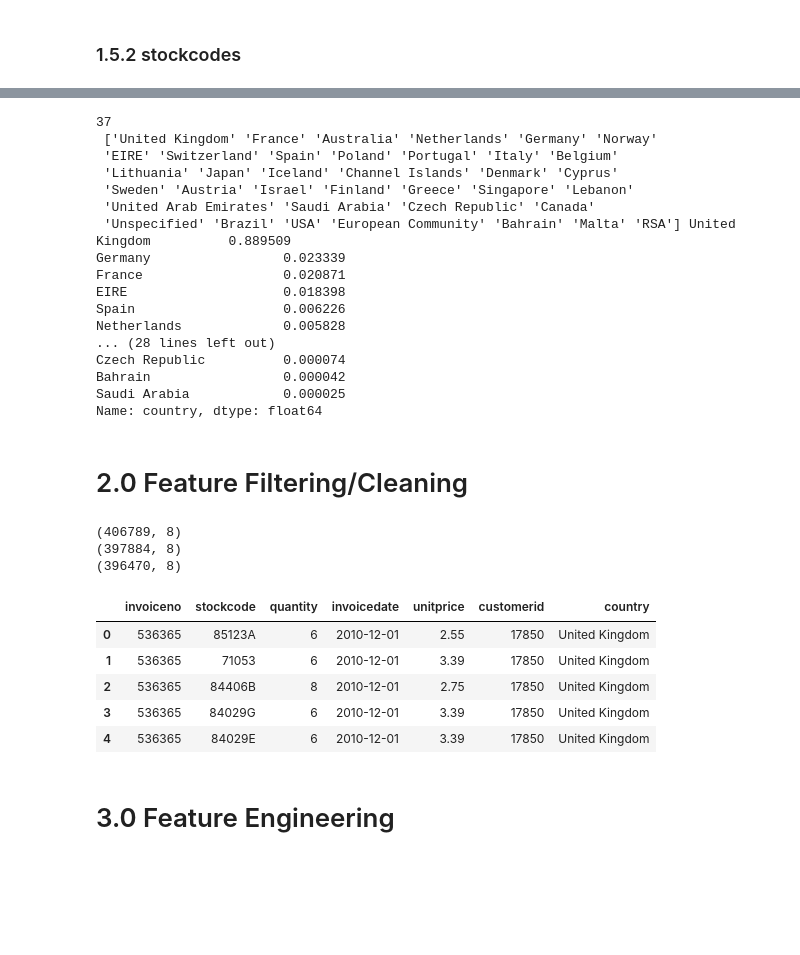
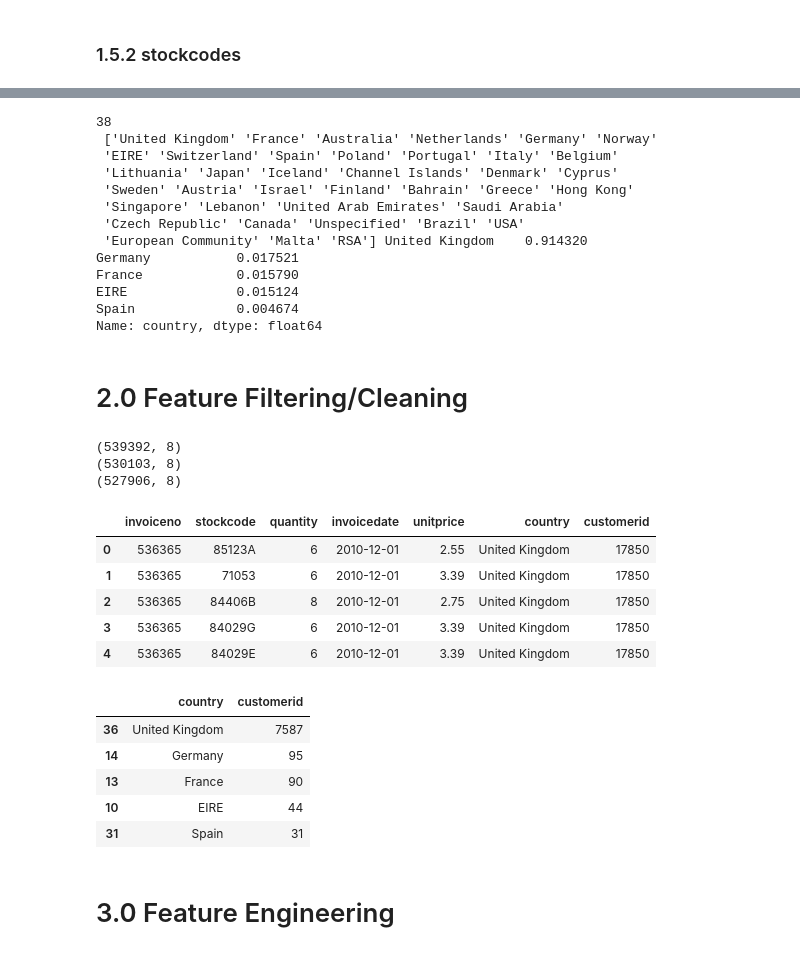
Before and after one commit to ViniciusKos/insiders_clustering, a Jupyter notebook: cluster_circle4.ipynb, the cells around one changed output, grey strips where cells are left out. Drawn from its saved outputs; the diff is of its cells as text; code cells hidden in the pictures; blank space fills up the shorter version.

```diff
--- a/cluster_circle4.ipynb
+++ b/cluster_circle4.ipynb
@@ -141,10 +141,10 @@ df_backup['customerid']=np.arange(80000, 80000+len( df_backup ), 1)
 df1 = df1.merge(df_backup, on='invoiceno', how='left')
 
 #coalesce
-df1['customerid']=df1['customerid_x'].combine_first( df1['customer_id_y'])
+df1['customerid']=df1['customerid_x'].combine_first( df1['customerid_y'])
 
 #drop extra columns
-df1 = df1.drop( columns=['customer_id_x','customer_id_y'], axis=1)
+df1 = df1.drop( columns=['customerid_x','customerid_y'], axis=1)
 
 df1.isna().sum()
 # %% [output]
@@ -348,27 +321,23 @@ df1.head(3)
 # %%
 # Country
 print(len(df1['country'].unique()), "\n", df1['country'].unique(),
-df1['country'].value_counts(normalize=True))
+df1['country'].value_counts(normalize=True).head())
 
 # for this circle, "Unspecified" and "European Community" will be dropped, for two reasons:
 # It has very small data representativiness and through "European Community" its not possible to know the specific country
 # %% [output]
-37
+38
  ['United Kingdom' 'France' 'Australia' 'Netherlands' 'Germany' 'Norway'
  'EIRE' 'Switzerland' 'Spain' 'Poland' 'Portugal' 'Italy' 'Belgium'
  'Lithuania' 'Japan' 'Iceland' 'Channel Islands' 'Denmark' 'Cyprus'
- 'Sweden' 'Austria' 'Israel' 'Finland' 'Greece' 'Singapore' 'Lebanon'
- 'United Arab Emirates' 'Saudi Arabia' 'Czech Republic' 'Canada'
- 'Unspecified' 'Brazil' 'USA' 'European Community' 'Bahrain' 'Malta' 'RSA'] United Kingdom          0.889509
-Germany                 0.023339
-France                  0.020871
-EIRE                    0.018398
-Spain                   0.006226
-Netherlands             0.005828
-... (28 lines left out)
-Czech Republic          0.000074
-Bahrain                 0.000042
-Saudi Arabia            0.000025
+ 'Sweden' 'Austria' 'Israel' 'Finland' 'Bahrain' 'Greece' 'Hong Kong'
+ 'Singapore' 'Lebanon' 'United Arab Emirates' 'Saudi Arabia'
+ 'Czech Republic' 'Canada' 'Unspecified' 'Brazil' 'USA'
+ 'European Community' 'Malta' 'RSA'] United Kingdom    0.914320
+Germany           0.017521
+France            0.015790
+EIRE              0.015124
+Spain             0.004674
 Name: country, dtype: float64
 # %% [markdown]
 # 2.0 Feature Filtering/Cleaning
@@ -376,46 +345,54 @@ Name: country, dtype: float64
 df2=df1.copy()
 # %%
  # ----------------------  Numerical attributes ----------------
- # drop negative quantity
+ # purhcases df and returns df
 returns = df2.loc[df2['quantity'] < 0, :]
 purchases = df2.loc[df2['quantity'] >= 0, :]
 
 
  # drop negative quantity
 df2 = df2[df2['unitprice'] > 0]
 print(df2.shape)
 
 
 #drop invoices with only letters
 df2=df2[~df2['invoiceno'].str.contains('[^0-9]+', na=False)]
 print(df2.shape)
 
-#filter only stockcodes with unmbers
+#filter only stockcodes with numbers
 df2=df2[df2['stockcode'].str.contains('[0-9]+', na=False)]
 print(df2.shape)
 
 
 # ------------------ Categorical attributes -------------------
 # drop description
 df2 = df2.drop( columns='description', axis=1 )
 
-# drop "unspecifiec" country -
-df2 = df2[~df2['country'].isin( ['Unspecified' ] ) ]
+# drop "unspecifiec" and "european communoty" countries -
+df2 = df2[~df2['country'].isin( ["European Community",'Unspecified' ] ) ]
 
-# bad users
-df2 = df2[~df2['customerid'].isin( [16446] )]
+
 
 df2.head()
 # %% [output]
-(406789, 8)
-(397884, 8)
-(396470, 8)
+(539392, 8)
+(530103, 8)
+(527906, 8)
-|  | invoiceno | stockcode | quantity | invoicedate | unitprice | customerid | country |
-| 0 | 536365 | 85123A | 6 | 2010-12-01 | 2.55 | 17850 | United Kingdom |
-| 1 | 536365 | 71053 | 6 | 2010-12-01 | 3.39 | 17850 | United Kingdom |
-| 2 | 536365 | 84406B | 8 | 2010-12-01 | 2.75 | 17850 | United Kingdom |
-| 3 | 536365 | 84029G | 6 | 2010-12-01 | 3.39 | 17850 | United Kingdom |
-| 4 | 536365 | 84029E | 6 | 2010-12-01 | 3.39 | 17850 | United Kingdom |
+|  | invoiceno | stockcode | quantity | invoicedate | unitprice | country | customerid |
+| 0 | 536365 | 85123A | 6 | 2010-12-01 | 2.55 | United Kingdom | 17850 |
+| 1 | 536365 | 71053 | 6 | 2010-12-01 | 3.39 | United Kingdom | 17850 |
+| 2 | 536365 | 84406B | 8 | 2010-12-01 | 2.75 | United Kingdom | 17850 |
+| 3 | 536365 | 84029G | 6 | 2010-12-01 | 3.39 | United Kingdom | 17850 |
+| 4 | 536365 | 84029E | 6 | 2010-12-01 | 3.39 | United Kingdom | 17850 |
+# %%
+df1[['customerid','country']].drop_duplicates().groupby('country').count().reset_index().sort_values('customerid',ascending=False).head()
+# %% [output]
+|  | country | customerid |
+| 36 | United Kingdom | 7587 |
+| 14 | Germany | 95 |
+| 13 | France | 90 |
+| 10 | EIRE | 44 |
+| 31 | Spain | 31 |
 # %% [markdown]
 # 3.0 Feature Engineering
 # %%
```
Also changed, not shown: parts of 26 cells of this notebook.
